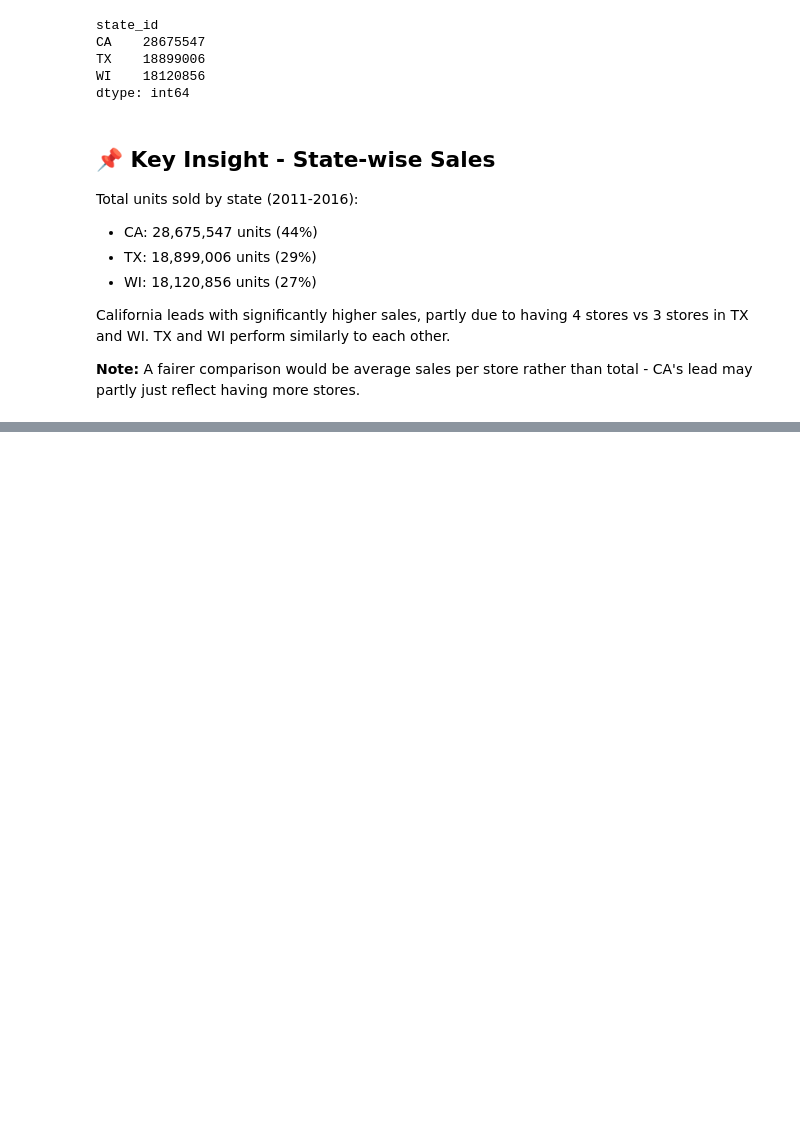
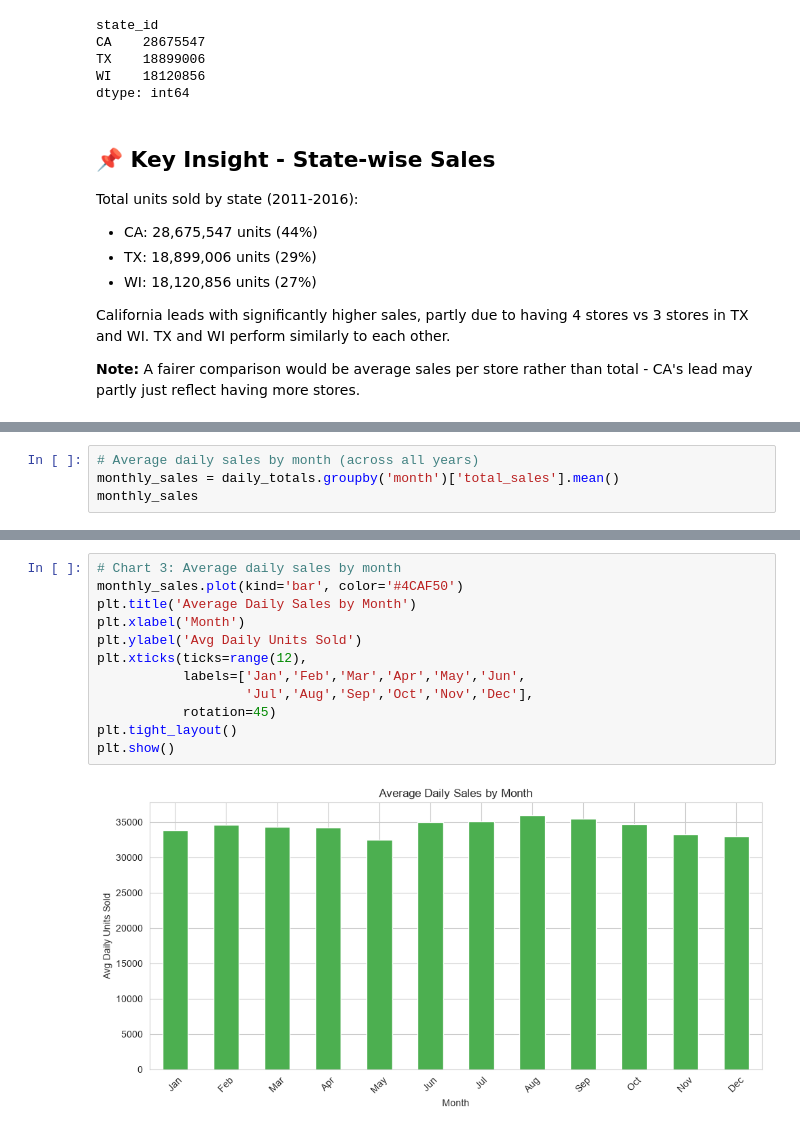
Before and after one commit to saiprasad9900/retail-demand-forecasting, a Jupyter notebook: notebooks/week1_eda.ipynb, the cells around one changed output, grey strips where cells are left out. Saved outputs shown, nothing was run; the diff lists cells and outputs as text; blank space fills up the shorter version.

```diff
--- a/notebooks/week1_eda.ipynb
+++ b/notebooks/week1_eda.ipynb
@@ -156,0 +265,4 @@ than total - CA's lead may partly just reflect having more stores.
+# %%
+# Average daily sales by month (across all years)
+monthly_sales = daily_totals.groupby('month')['total_sales'].mean()
+monthly_sales
@@ -156,0 +361,14 @@ than total - CA's lead may partly just reflect having more stores.
+# %%
+# Chart 3: Average daily sales by month
+monthly_sales.plot(kind='bar', color='#4CAF50')
+plt.title('Average Daily Sales by Month')
+plt.xlabel('Month')
+plt.ylabel('Avg Daily Units Sold')
+plt.xticks(ticks=range(12),
+           labels=['Jan','Feb','Mar','Apr','May','Jun',
+                   'Jul','Aug','Sep','Oct','Nov','Dec'],
+           rotation=45)
+plt.tight_layout()
+plt.show()
+# %% [output]
+[figure, added]
```
Also changed, not shown: parts of 24 cells of this notebook.
